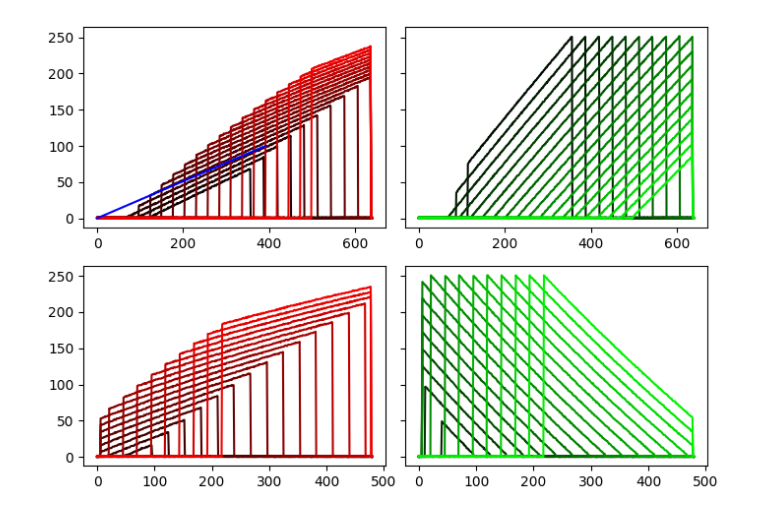
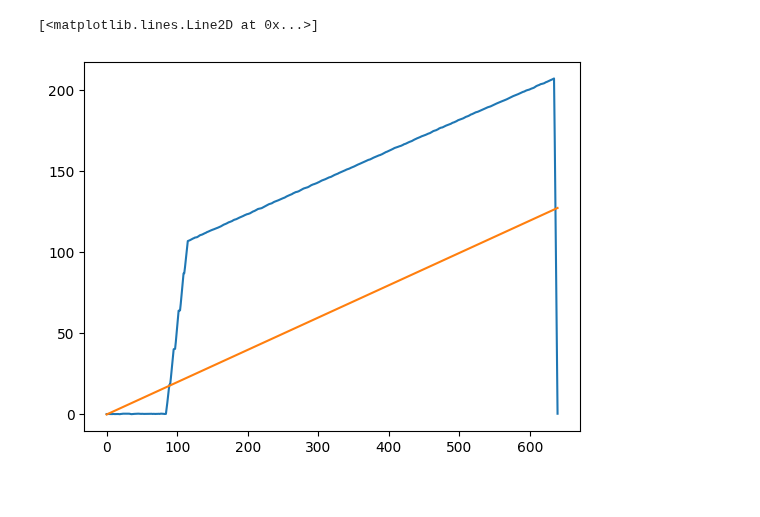
Before and after one commit to umrover/keyboard-detection, a Jupyter notebook: notebooks/corner-extraction.ipynb, the cells around one changed output. Saved outputs shown, nothing was run; the diff lists cells and outputs as text; code cells hidden in the pictures.

```diff
--- a/notebooks/corner-extraction.ipynb
+++ b/notebooks/corner-extraction.ipynb
@@ -52,28 +106,14 @@ v2 [    0.66642    -0.69257]
-# %%
-_, ((ax1, ax2), (ax3, ax4)) = plt.subplots(2, 2, figsize=(7, 5), sharey=True)
-
-r_max = 0
-
-for i in np.linspace(0, 480, 20, dtype="int", endpoint=False):
-    line = r[i]
-    if len(masked := line[mask[i]]) == 0:
-        continue
-    ax1.plot(line, c=(i / 480, 0, 0))
-
-    line = g[i]
-    ax2.plot(line, c=(0, i / 480, 0))
-
-for i in np.linspace(0, 640, 20, dtype="int", endpoint=False):
-    line = r[:, i]
-    ax3.plot(line, c=(i / 640, 0, 0))
-
-    line = g[:, i]
-    ax4.plot(line, c=(0, i / 640, 0))
-
-y = np.array([0, 100])
-ax1.plot(y / drdx_mean, y, c="b")
-
-plt.tight_layout()
-# %% [output]
-[figure, removed]
+# %%
+i = random.randint(0, 480)
+
+slice_ = r[i]
+
+x = np.arange(0, 640)
+y = x * compute_gradient(r, y=i)
+
+plt.plot(r[i])
+plt.plot(x, y)
+# %% [output]
+[<matplotlib.lines.Line2D at 0x...>]
+[figure, added]
 # %%
```
Also changed, not shown: parts of 7 cells of this notebook.
